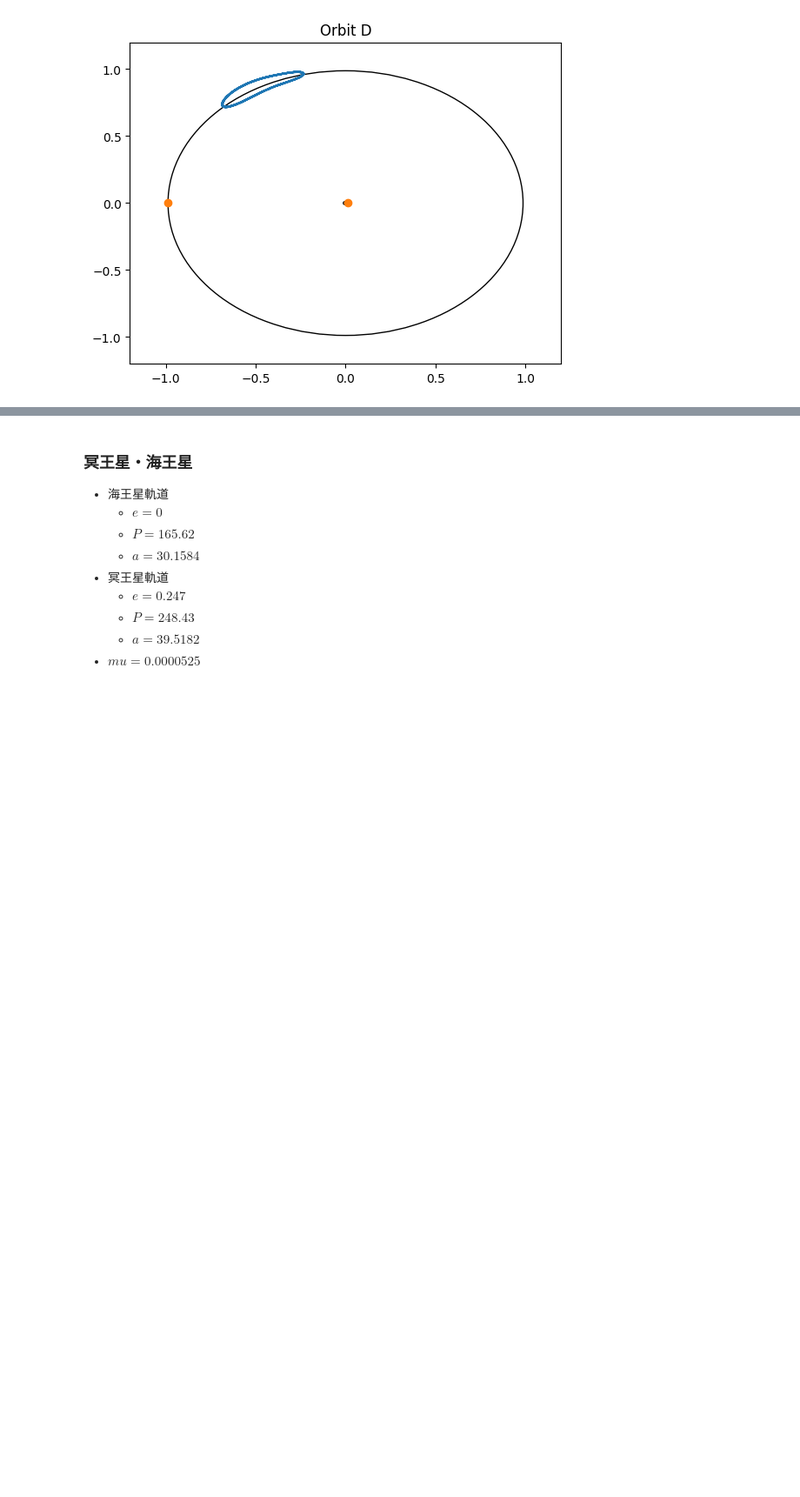
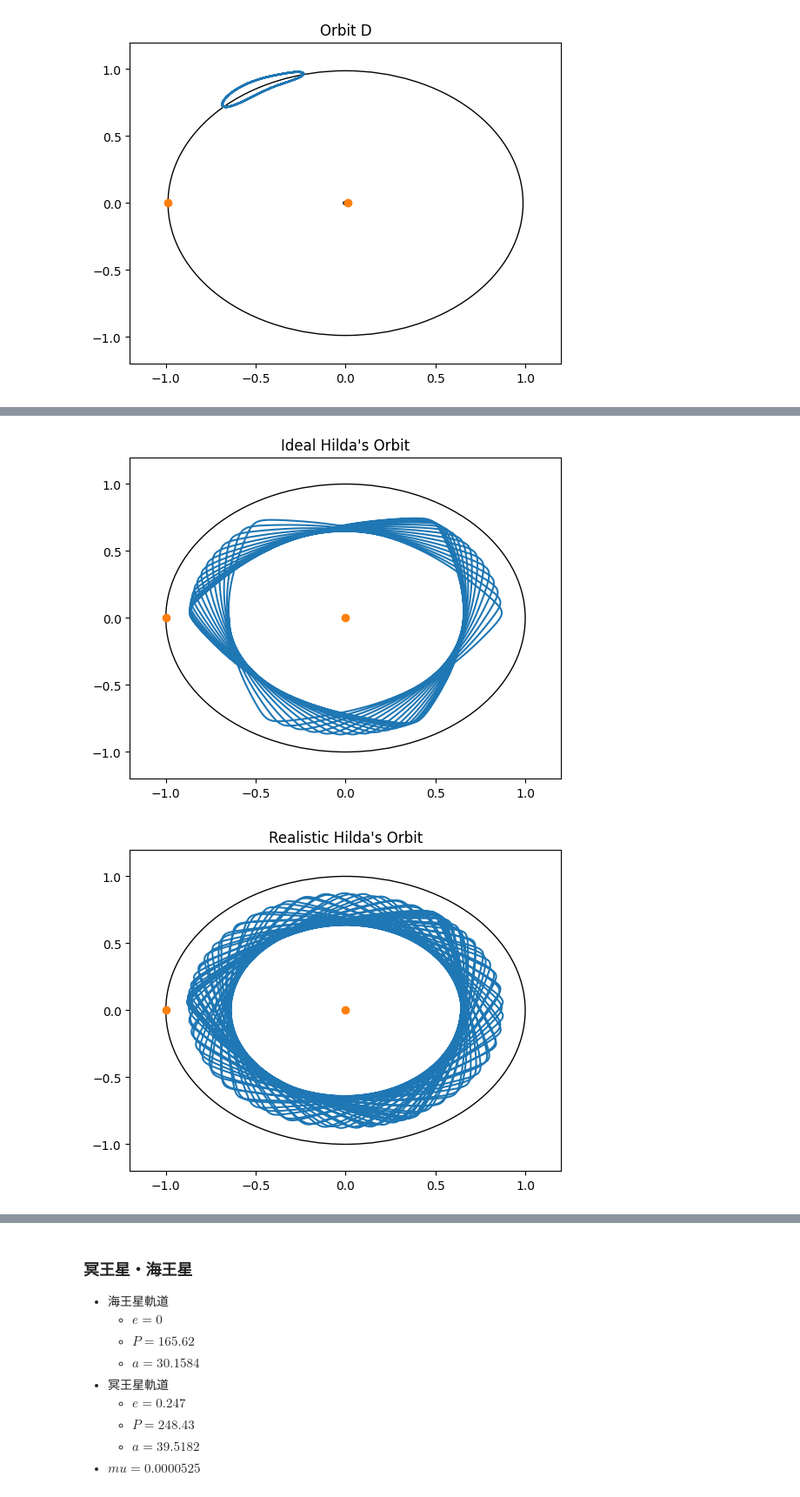
Before and after one commit to malibu-cola/AstrophysicsWithAPC, a Jupyter notebook: playground/chap4_制限三体問題.ipynb, the cells around one changed output, grey strips where cells are left out. Shown: that part at 87% size. Drawn from its saved outputs; the diff is of its cells as text; code cells hidden in the pictures; blank space fills up the shorter version.

```diff
--- a/playground/chap4_制限三体問題.ipynb
+++ b/playground/chap4_制限三体問題.ipynb
@@ -215,23 +215,36 @@ problem4.plot("Orbit D")
 ![Thule_orbit](./pic/Thule_orbit.png)
 # %%
 from astrophysics.calculation.orbit.restricted_three_body_problem import RestrictedThreeBodyProblem
+mu = 0.00002
 # ヒルダの理想軌道
 x0 = -0.647717531
 y0 = 0.0
 u0 = 0.0
 v0 = -0.6828143998
 dt = 0.02
-problem5 = RestrictedThreeBodyProblem(mu, x0, y0, u0, v0, dt, iter_max=1000)
+problem5 = RestrictedThreeBodyProblem(mu, x0, y0, u0, v0, dt, iter_max=10000)
+problem5.calc()
+problem5.plot("Ideal Hilda's Orbit")
 
 # ヒルダの現実的な軌道
 x0 = -0.4952265404
 y0 = -0.4163448036
 u0 = 0.4389046359
 v0 = -0.5230661767
 dt = 0.05
+problem6 = RestrictedThreeBodyProblem(mu, x0, y0, u0, v0, dt, iter_max=10000)
+problem6.calc()
+problem6.plot("Realistic Hilda's Orbit")
 
 # チューレの軌道
 x0 = -0.7997632829
 y0 = -0.0
 u0 = 0.0
 v0 = -0.334548184
+dt = 0.02
+problem7 = RestrictedThreeBodyProblem(mu, x0, y0, u0, v0, dt, iter_max=10000)
+problem7.calc()
+problem7.plot("Thule's Orbit")
+# %% [output]
+[figure, added]
+[figure, added]
```
Also changed, not shown: parts of 2 cells of this notebook.
